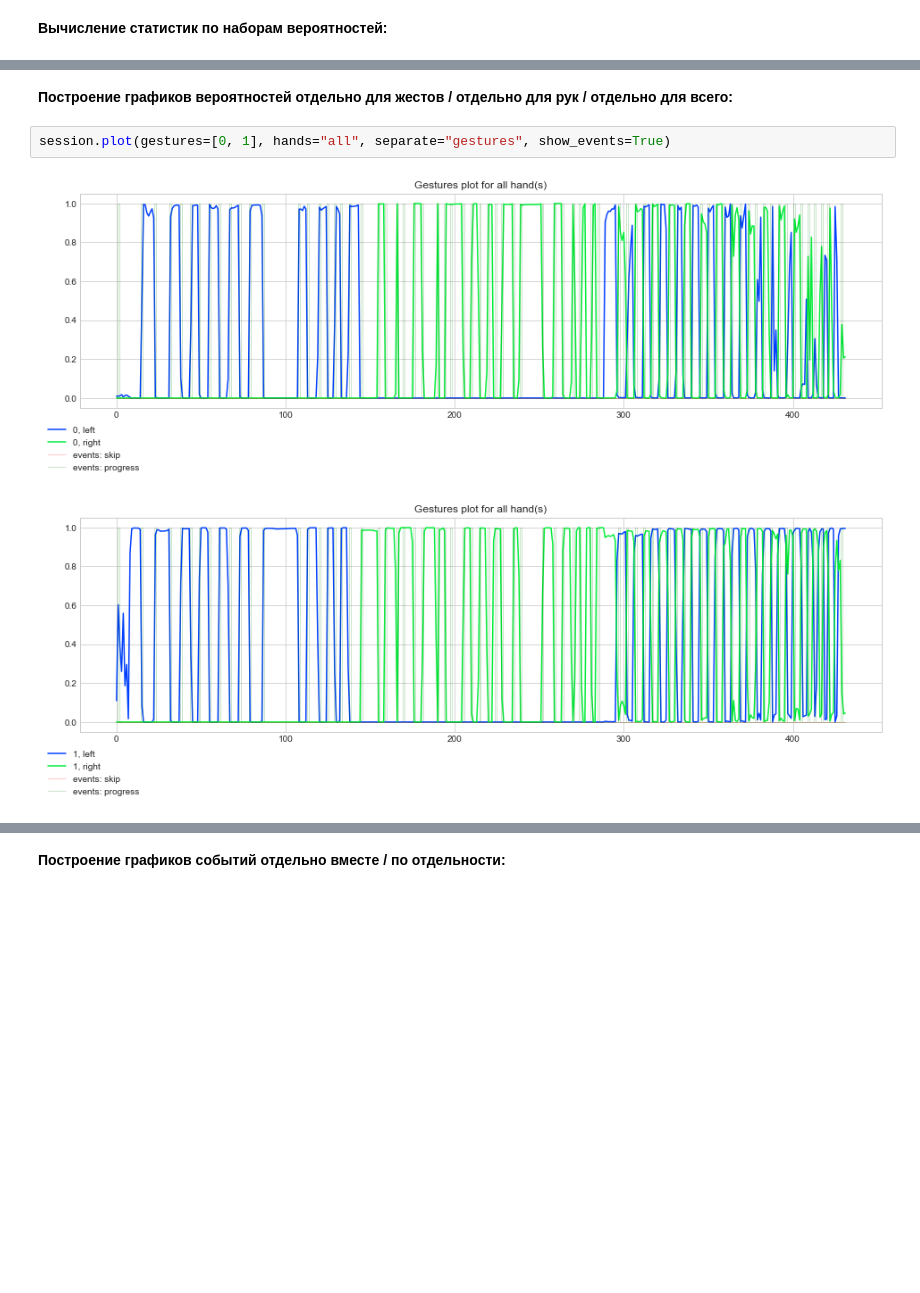
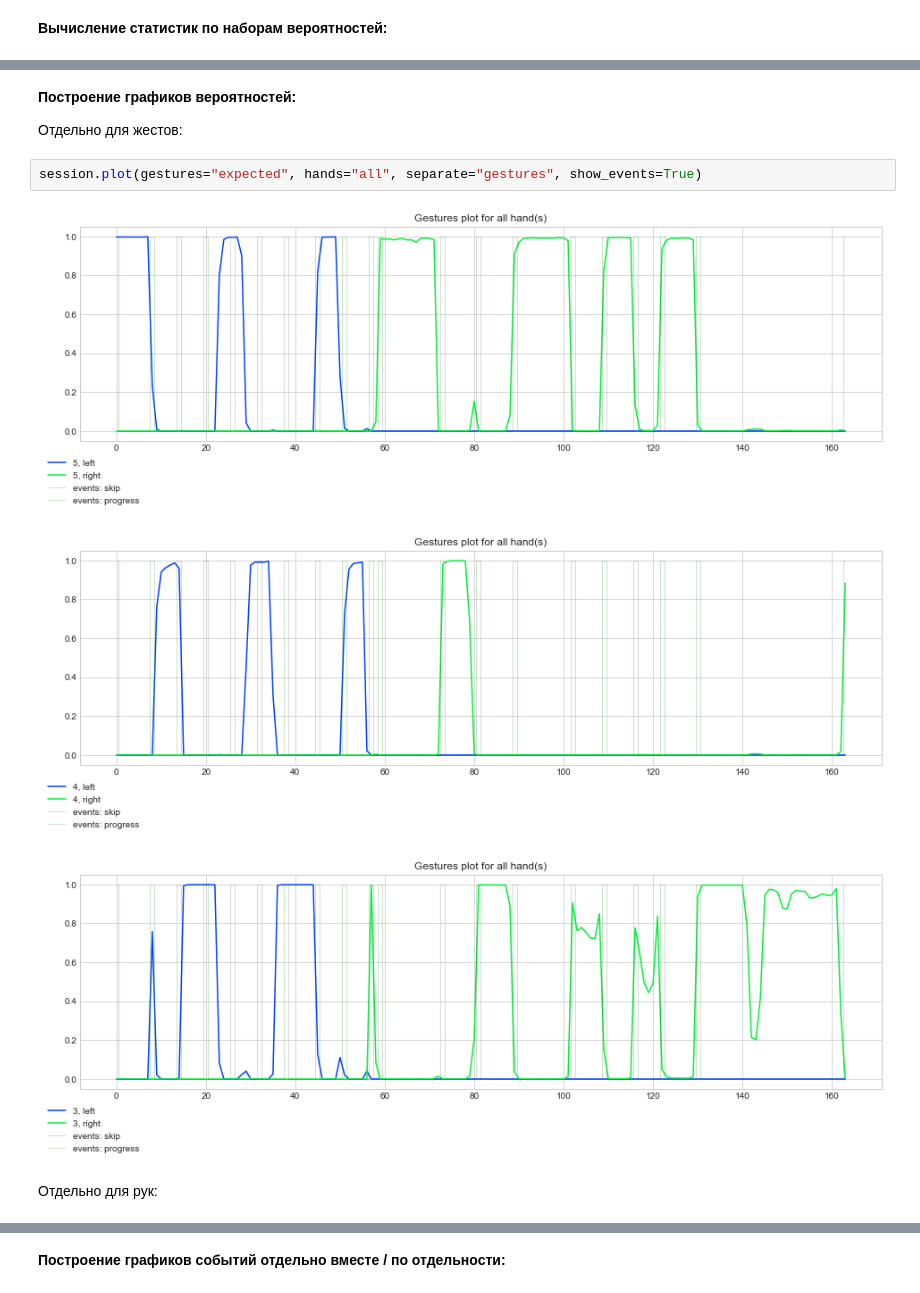
Before and after one commit to lysuhin/visme-notebooks, a Jupyter notebook: api-example.ipynb, the cells around one changed output, grey strips where cells are left out. Drawn from its saved outputs; the diff is of its cells as text; blank space fills up the shorter version.

```diff
--- a/api-example.ipynb
+++ b/api-example.ipynb
@@ -85,8 +80,13 @@ speed      : 1.347
 # %% [markdown]
-**Построение графиков вероятностей отдельно для жестов / отдельно для рук / отдельно для всего:**
+**Построение графиков вероятностей:**
+
+Отдельно для жестов:
 # %%
-session.plot(gestures=[0, 1], hands="all", separate="gestures", show_events=True)
+session.plot(gestures="expected", hands="all", separate="gestures", show_events=True)
 # %% [output]
-[figure, old version]
+[figure, new version]
-[figure, old version]
+[figure, new version]
+[figure, added]
+# %% [markdown]
+Отдельно для рук:
 # %%
```
Also changed, not shown: parts of 17 cells of this notebook.
